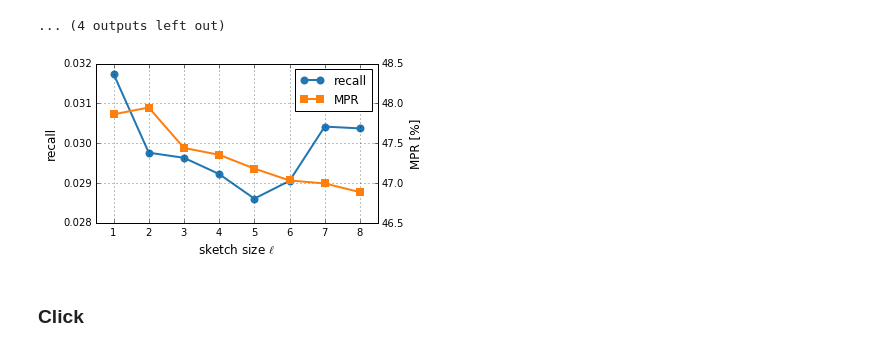
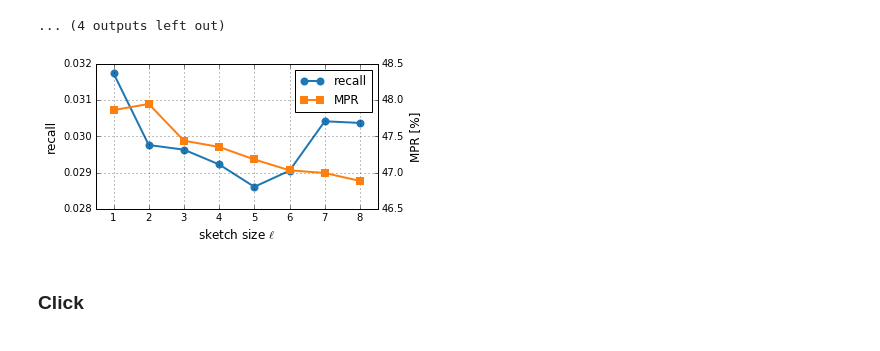
Before and after one commit to takuti/stream-recommender, a Jupyter notebook: paper-sketch.ipynb, the cells around one changed output. Drawn from its saved outputs; the diff is of its cells as text; code cells hidden in the pictures.

```diff
--- a/paper-sketch.ipynb
+++ b/paper-sketch.ipynb
@@ -323,34 +354,34 @@ for ell in range(1, ell_bound + 1):
 # %%
 fig, ax1 = plt.subplots()
 
 x = range(1, ell_bound + 1)
 l1 = ax1.plot(x, mean_recalls, c=colors[0], label='recall', lw=2., ms=8., marker='o', mew=0.)
 ax1.set_ylim(0.028, 0.032)
 ax1.set_yticks([0.028, 0.029, 0.030, 0.031, 0.032])
 ax1.set_ylabel('recall')
 
 ax2 = ax1.twinx()
 l2 = ax2.plot(x, MPRs, c=colors[2], label='MPR', lw=2., ms=8., marker='s', mew=0.)
 ax2.set_ylim(46.5, 48.5)
 ax2.set_yticks([46.5, 47.0, 47.5, 48.0, 48.5])
 ax2.set_ylabel('MPR [%]')
 
 lines = l1 + l2
 labels = [l.get_label() for l in lines]
 ax1.legend(lines, labels, loc=1)
 
 ax1.set_xlabel(r'sketch size $\ell$')
 ax1.grid()
 ax1.set_xlim(0.5, 8.5)
 
-fig.set_size_inches((5.5, 3))
+fig.set_size_inches((5.5, 2.8))
 fig.patch.set_alpha(0.0)
 
 plt.tight_layout()
 
 fig.savefig('../../paper/images/icmla-2016/ml100k_sketch_size.eps')
 # %% [output]
-[figure, old version]
+[figure, new version]
 # %% [markdown]
 ### Click
 # %%
```
Also changed, not shown: parts of 5 cells of this notebook.
